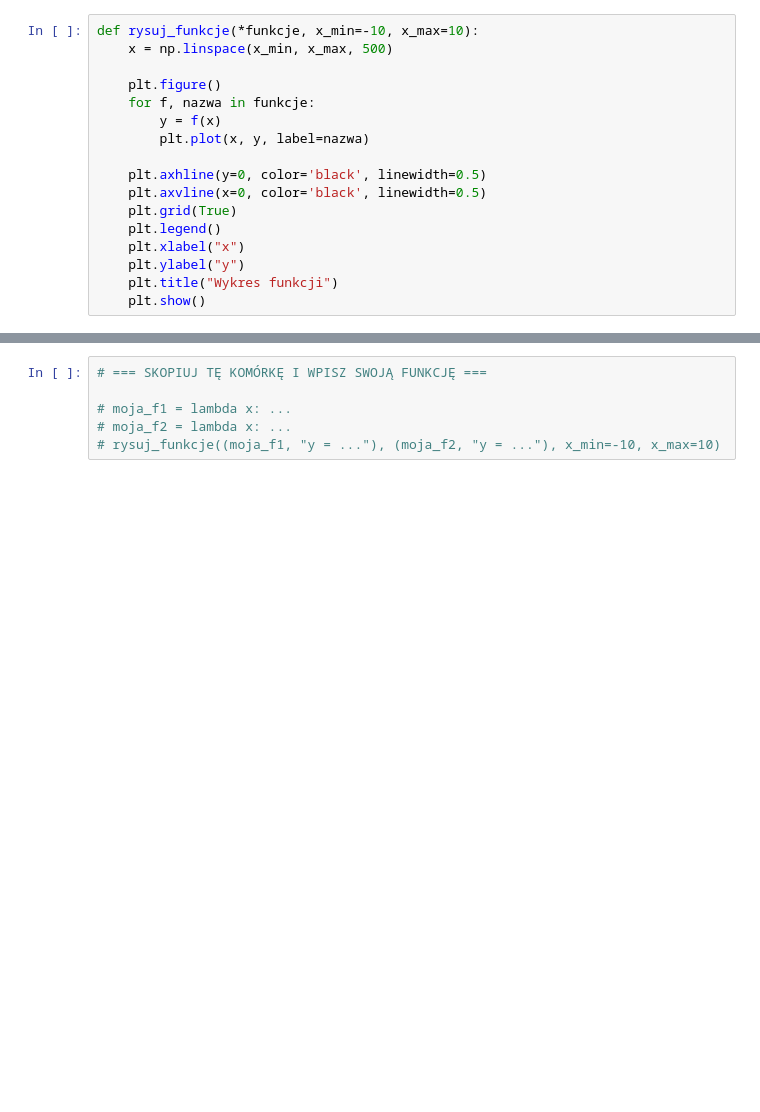
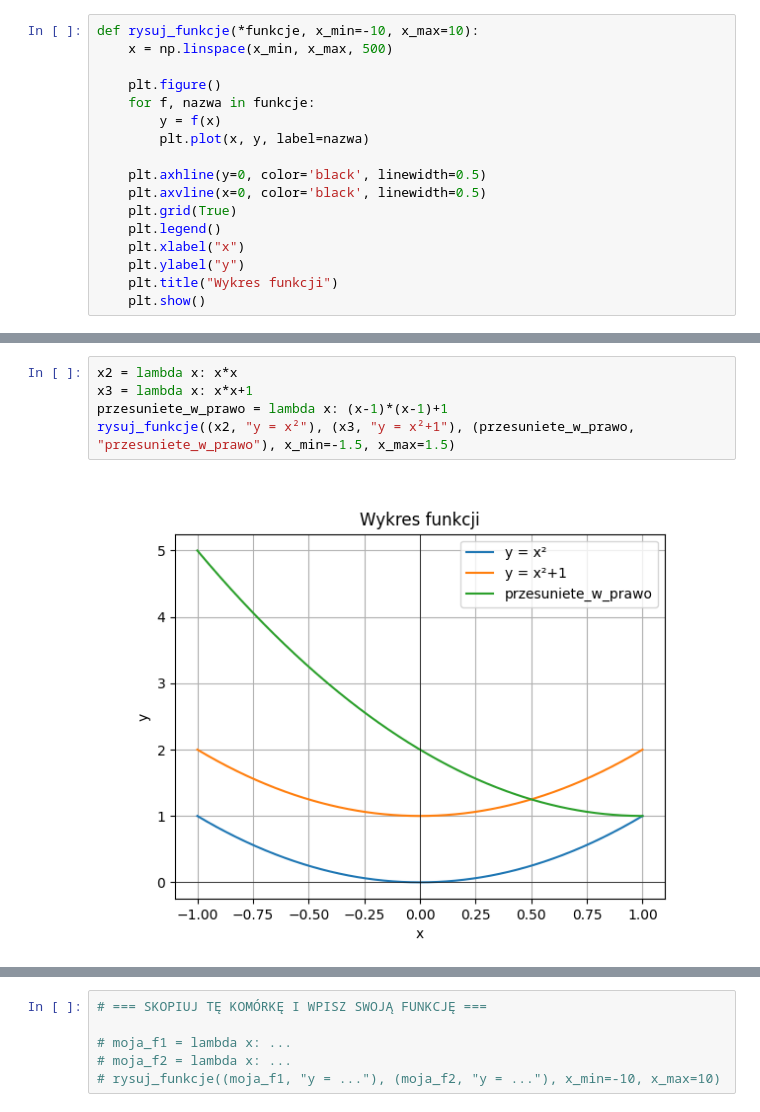
Before and after one commit to bodziosamolot/hania, a Jupyter notebook: math_functions.ipynb, the cells around one changed output, grey strips where cells are left out. Cells and saved outputs as stored; diff of their text form; blank space fills up the shorter version.

```diff
--- a/math_functions.ipynb
+++ b/math_functions.ipynb
@@ -32,3 +34,10 @@ rysuj_funkcje((kwadratowa, "y = x²"), x_min=-5, x_max=5)
+# %%
+x2 = lambda x: x*x
+x3 = lambda x: x*x+1
+przesuniete_w_prawo = lambda x: (x-1)*(x-1)+1
+rysuj_funkcje((x2, "y = x²"), (x3, "y = x²+1"), (przesuniete_w_prawo, "przesuniete_w_prawo"), x_min=-1.5, x_max=1.5)
+# %% [output]
+[figure, added]
 # %%
 sinus = lambda x: np.sin(x)
 cosinus = lambda x: np.cos(x)
```
Also changed, not shown: parts of 3 cells of this notebook.
